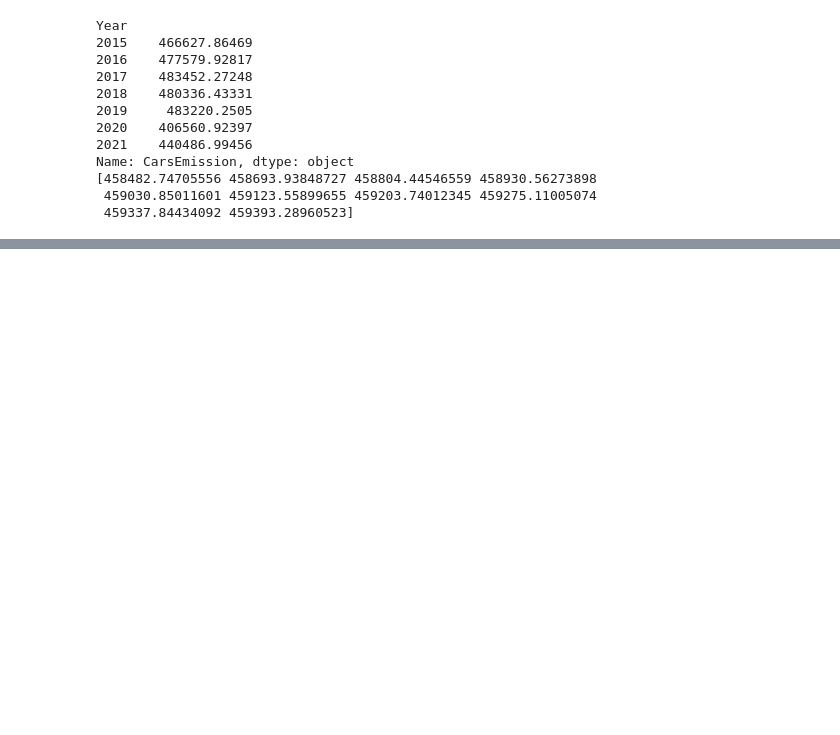
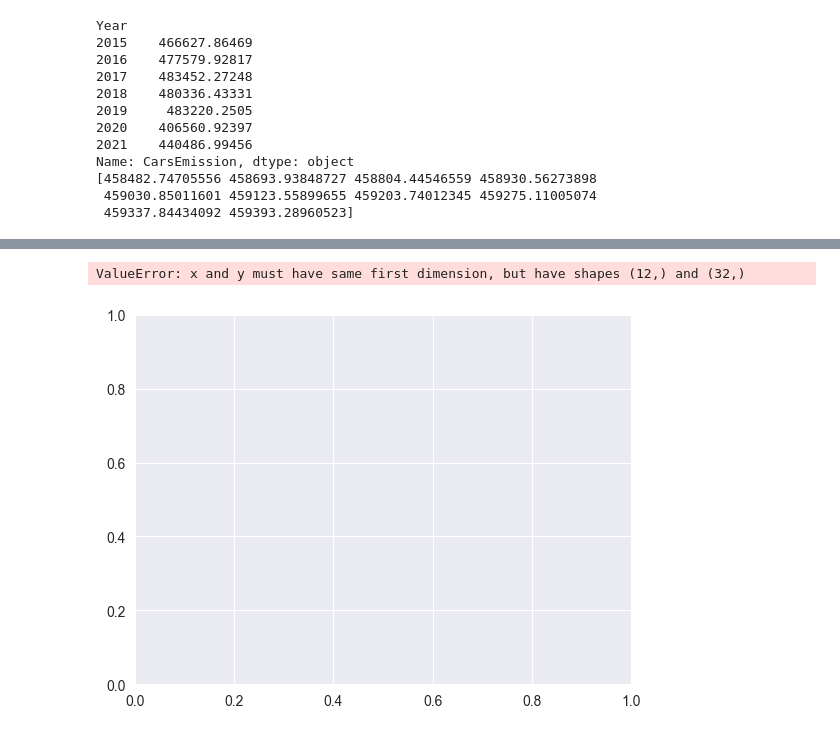
Before and after one commit to BrianRiera/CA_Database-Analytics, a Jupyter notebook: eu_ghg_emissions_csv_2_json.ipynb, the cells around one changed output, grey strips where cells are left out. Saved outputs shown, nothing was run; the diff lists cells and outputs as text; code cells hidden in the pictures; blank space fills up the shorter version.

Commit message:
Exponential smoothing

```diff
--- a/eu_ghg_emissions_csv_2_json.ipynb
+++ b/eu_ghg_emissions_csv_2_json.ipynb
@@ -384,0 +445,40 @@ plt.show()
+# %%
+import pandas as pd
+import matplotlib.pyplot as plt
+from statsmodels.tsa.holtwinters import ExponentialSmoothing
+from sklearn.metrics import mean_squared_error
+from math import sqrt
+
+values_for_plot = df_combined['CarsEmission'].values
+
+#2020 and 2021 CO2 emission values are low during Covid hance using 2019 data for forecasting
+values_for_forecast = df_combined
+values_for_forecast.loc[2020] = values_for_forecast.loc[2019]
+values_for_forecast.loc[2021] = values_for_forecast.loc[2019]
+
+# Fit Exponential Smoothing model
+model = ExponentialSmoothing(values_for_forecast['CarsEmission'].astype(float),  trend='add', seasonal=None)
+fit_model = model.fit()
+
+# Forecasting
+forecast_steps = 12
+forecast = fit_model.forecast(steps=forecast_steps)
+
+forecast_index = np.arange(df_combined.index.max() +1, df_combined.index.max() + forecast_steps + 1)
+
+# Plotting the results
+plt.plot(forecast_index,  values_for_plot, label='Original Data')
+plt.plot(forecast_index, forecast, label='Holt-Winters Forecast', color='red')
+plt.title('Exponential Smoothing Forecasting')
+plt.xlabel('Time')
+plt.ylabel('Values')
+plt.legend()
+plt.show()
+
+# Evaluate the model
+mse = mean_squared_error(df['values'], fit_model.fittedvalues)
+rmse = sqrt(mse)
+print(f'Root Mean Squared Error (RMSE): {rmse}')
+# %% [output]
+ValueError: x and y must have same first dimension, but have shapes (12,) and (32,)
+[figure, added]
```
Also changed, not shown: parts of 1 cell of this notebook.
